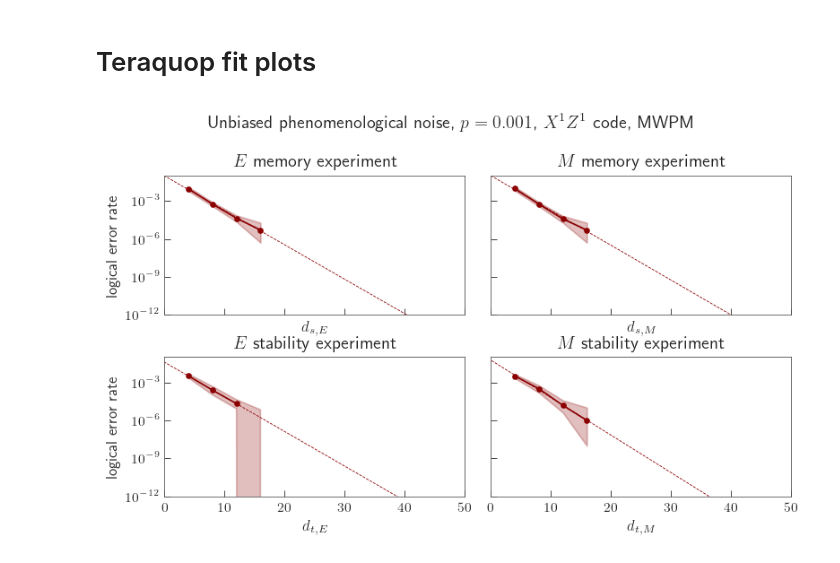
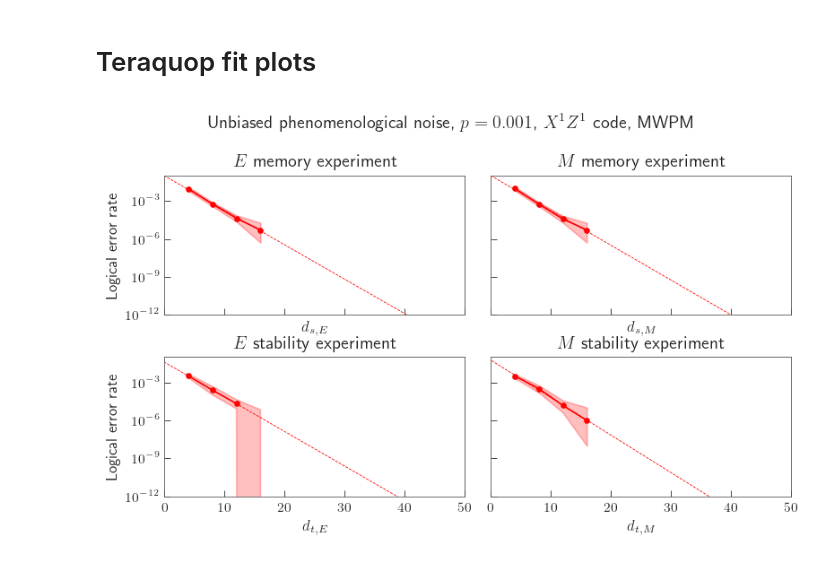
Before and after one commit to peter-janderks/floquet_colour_codes_numerics, a Jupyter notebook: phenomenological_noise/teraquop_linefit_plots.ipynb, the cells around one changed output. Cells and saved outputs as stored; diff of their text form; code cells hidden in the pictures.

```diff
--- a/phenomenological_noise/teraquop_linefit_plots.ipynb
+++ b/phenomenological_noise/teraquop_linefit_plots.ipynb
@@ -12,7 +9,7 @@ import rsmf
 formatter : plt.Figure = rsmf.setup(r"\documentclass[a4paper,11pt,noarxiv]{quantumarticle}")
 %matplotlib inline
 # %%
-def filter_stats(stats, metadeta_entries: dict() = None, decoder = None):
+def filter_stats(stats: List[sinter.TaskStats], metadeta_entries: dict() = None, decoder : str = None):
     for metadeta_key, metadeta_value in metadeta_entries.items():
         stats = [stat for stat in stats if stat.json_metadata[metadeta_key] == metadeta_value]
     if decoder:
@@ -26,35 +23,35 @@ stats = filter_stats(stats, metadeta_entries = filter_dictionary, decoder='pymat
 # %%
 fig = formatter.figure(wide=True)
 axes = fig.subplots(2,2, sharey=True, sharex=True)
-plot_args_func = lambda index, curve_id: {'color': 'darkred'}
+plot_args_func = lambda index, curve_id: {'color': 'red'}
 
 x_axis_func = lambda stat: stat.json_metadata['distance']
 
 observables = ['memory_x', 'memory_z', 'stability_x', 'stability_z']
 x_labels = ['$d_{s,E}$', '$d_{s,M}$', '$d_{t,E}$', '$d_{t,M}$']
 plot_titles = ['$E$ memory experiment', '$M$ memory experiment', '$E$ stability experiment', '$M$ stability experiment']
 for ax, ob, x_label, plot_title in zip(axes.flatten(), observables, x_labels, plot_titles):
     sinter.plot_error_rate(ax=ax,
                             stats=stats,
                             x_func= x_axis_func,
                             filter_func= lambda stat: stat.json_metadata['logical_observable'] == ob,
                             plot_args_func=plot_args_func,
                             line_fits=('linear', 'log')
         )
     ax.set_xlabel(x_label)
     ax.set_yscale('log')
     ax.set_ylim(1e-12, 1e-1)
     ax.set_xlim(0, 50)
     ax.set_title(plot_title)
 
 fig.suptitle('Unbiased phenomenological noise, $p=0.001$, $X^1Z^1$ code, MWPM')
 
-axes[0][0].set_ylabel('logical error rate')
-axes[1][0].set_ylabel('logical error rate')
+axes[0][0].set_ylabel('Logical error rate')
+axes[1][0].set_ylabel('Logical error rate')
 
 plt.tight_layout()
 plt.subplots_adjust(hspace=0.3)
 plt.savefig(f"plots/X1Y1Z1_X1Z1_teraquop_linefits.pdf", bbox_inches='tight')
 plt.show()
 # %% [output]
-[figure, old version]
+[figure, new version]
```
Also changed, not shown: parts of 1 cell of this notebook, 7 other files.
